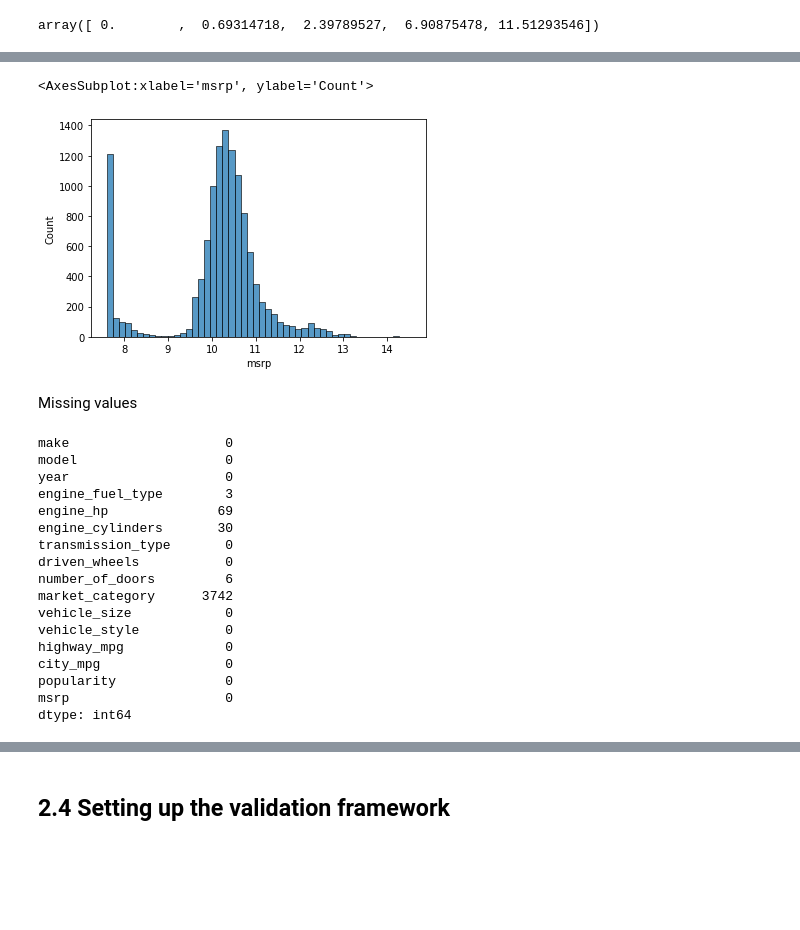
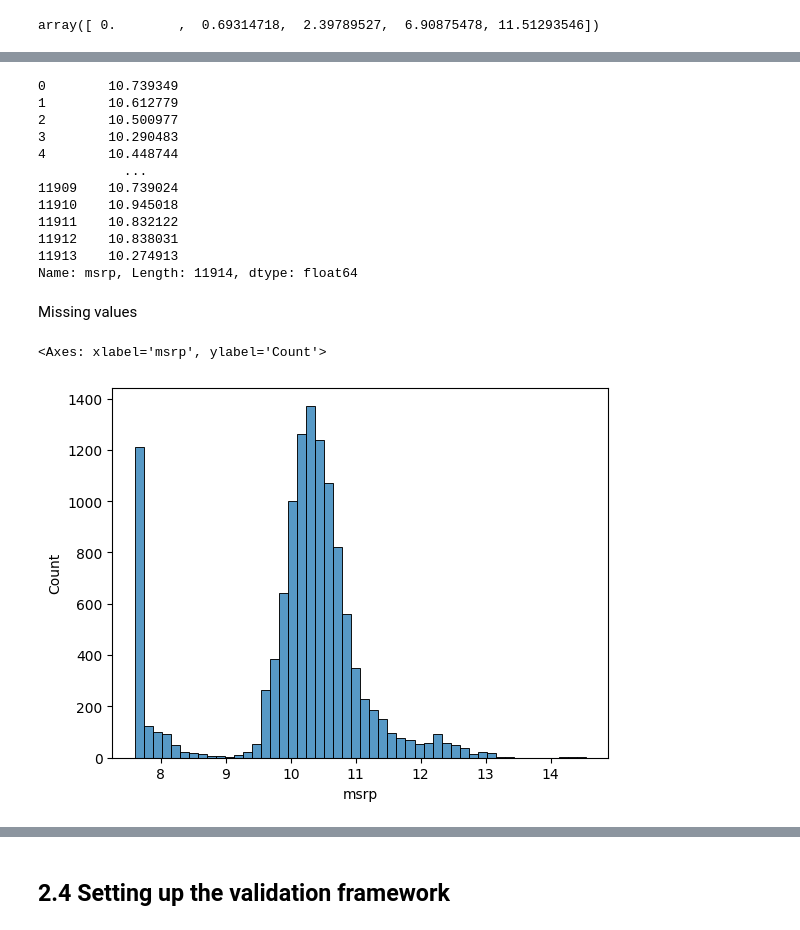
Before and after one commit to Pablink18dos2/MLZoomcamp, a Jupyter notebook: 02-regresion/notebook.ipynb, the cells around one changed output, grey strips where cells are left out. Drawn from its saved outputs; the diff is of its cells as text; code cells hidden in the pictures; blank space fills up the shorter version.

```diff
--- a/02-regresion/notebook.ipynb
+++ b/02-regresion/notebook.ipynb
@@ -127,26 +129,24 @@ array([ 0.        ,  0.69314718,  2.39789527,  6.90875478, 11.51292546])
+# %%
+prices_logs = np.log1p(df.msrp)
 # %%
+prices_logs
 # %% [output]
-<AxesSubplot:xlabel='msrp', ylabel='Count'>
+0        10.739349
+1        10.612779
+2        10.500977
+3        10.290483
+4        10.448744
+           ...
+11909    10.739024
+11910    10.945018
+11911    10.832122
+11912    10.838031
+11913    10.274913
+Name: msrp, Length: 11914, dtype: float64
-[figure, removed]
 # %% [markdown]
 Missing values
 # %%
-df.isnull().sum()
+sns.histplot(prices_logs, bins=50)
 # %% [output]
-make                    0
-model                   0
-year                    0
-engine_fuel_type        3
-engine_hp              69
-engine_cylinders       30
-transmission_type       0
-driven_wheels           0
-number_of_doors         6
-market_category      3742
-vehicle_size            0
-vehicle_style           0
-highway_mpg             0
-city_mpg                0
-popularity              0
-msrp                    0
-dtype: int64
+<Axes: xlabel='msrp', ylabel='Count'>
+[figure, added]
```
Also changed, not shown: parts of 26 cells of this notebook, 2 other files.
